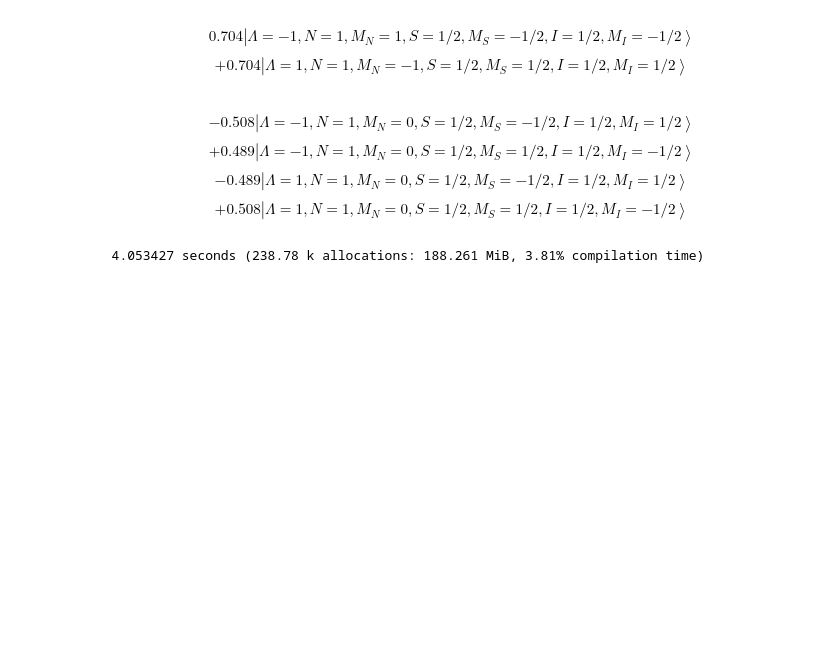
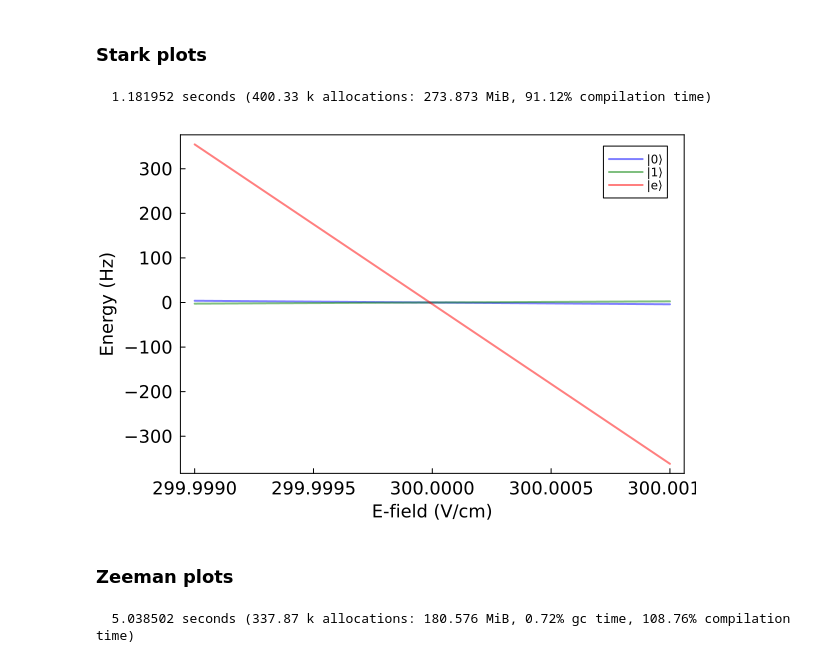
Before and after one commit to munozariasjm/QuantumStates.jl, a Jupyter notebook: examples/CaOH/CaOH_QubitStates.ipynb, the cells around one changed output. Cells and saved outputs as stored; diff of their text form; code cells hidden in the pictures; blank space fills up the shorter version.

```diff
--- a/examples/CaOH/CaOH_QubitStates.ipynb
+++ b/examples/CaOH/CaOH_QubitStates.ipynb
@@ -45,0 +61,8 @@ N1_states_uncoupled = convert_basis(N1_states, basis_uncoupled)
+# %%
+# |1⟩ state
+idx_1 = 16
+state = N1_states_uncoupled[idx_1]
+d(N1_states[idx_1], N1_states[idx_1]) |> display
+1e-3 * gS * (1e-4 * μ_B / h) * TDM_magnetic(N1_states[idx_1], N1_states[idx_1], 0) |> display
+state |> display
+energy(state) |> display
@@ -45,0 +77,8 @@ N1_states_uncoupled = convert_basis(N1_states, basis_uncoupled)
+# %%
+# |e⟩ state
+idx_e = 3
+state = N1_states_uncoupled[idx_e]
+d(N1_states[idx_e], N1_states[idx_e]) |> display
+1e-3 * gS * (1e-4 * μ_B / h) * TDM_magnetic(N1_states[idx_e], N1_states[idx_e], 0) |> display
+state |> display
+energy(state) |> display
@@ -45,0 +156,2 @@ N1_states_uncoupled = convert_basis(N1_states, basis_uncoupled)
+# %% [markdown]
+### Stark plots
@@ -46,2 +166,31 @@ N1_states_uncoupled = convert_basis(N1_states, basis_uncoupled)
+# %%
+Es = H.parameters.E .+ (-1:0.01:1) .* 1e-3
+scan_params = (
+    E = Es,
+    );
+iterator = Iterators.product
+@time scan_values, tracked_idxs = scan_parameters(deepcopy(H), scan_params, iterator, H_func!, H -> energy.(H.states), n_threads=10)
+matrix_values = hcat(values(scan_values)...)'
+;
+# %% [output]
+  1.181952 seconds (400.33 k allocations: 273.873 MiB, 91.12% compilation time)
+# %%
+using Plots, LaTeXStrings
+Es_rel = matrix_values .- matrix_values[round(Int, end/2),:]'
+plot(Es, 1e6 .* Es_rel[:,idx_0], linewidth=2, linecolor=:blue, alpha=0.5, label="|0⟩")
+plot!(Es, 1e6 .* Es_rel[:,idx_1], linewidth=2, linecolor=:green, alpha=0.5, label="|1⟩")
+plot!(Es, 1e6 .* Es_rel[:,idx_e], linewidth=2, linecolor=:red, alpha=0.5, label="|e⟩")
+plot!(
+    xlabel="E-field (V/cm)",
+    ylabel="Energy (Hz)",
+    labelfontsize=12,
+    tickfontsize=12,
+    grid=:off,
+    box=:on
+)
+# %% [output]
+[figure, added]
+# %% [markdown]
+### Zeeman plots
 # %%
 function H_func!(H, scan_values)
@@ -51,29 +200,17 @@ function H_func!(H, scan_values)
     return nothing
 end
 ;
-# %%
-N1_states_uncoupled[8]
-# %% [output]
-$$0.704\left|Λ=-1, N=1, M_N=1, S=1/2, M_S=-1/2, I=1/2, M_I=-1/2\right\rangle$$
-$$ + 0.704\left|Λ=1, N=1, M_N=-1, S=1/2, M_S=1/2, I=1/2, M_I=1/2\right\rangle$$
-# %%
-N1_states_uncoupled[5]
-# %% [output]
-$$-0.508\left|Λ=-1, N=1, M_N=0, S=1/2, M_S=-1/2, I=1/2, M_I=1/2\right\rangle$$
-$$ + 0.489\left|Λ=-1, N=1, M_N=0, S=1/2, M_S=1/2, I=1/2, M_I=-1/2\right\rangle$$
-$$-0.489\left|Λ=1, N=1, M_N=0, S=1/2, M_S=-1/2, I=1/2, M_I=1/2\right\rangle$$
-$$ + 0.508\left|Λ=1, N=1, M_N=0, S=1/2, M_S=1/2, I=1/2, M_I=-1/2\right\rangle$$
 # %%
-Is = (0:0.05:1.0) .* (I_trap / (2ε_0 * c))
+Bs = (0:0.01:1) .* 1e-3
 scan_params = (
-    I = Is,
+    B = Bs,
     );
 iterator = Iterators.product
-@time scan_values, _ = scan_parameters(deepcopy(H), scan_params, iterator, H_func!, H -> energy.(H.states), n_threads=1)
+@time scan_values, tracked_idxs = scan_parameters(deepcopy(H), scan_params, iterator, H_func!, H -> energy.(H.states), n_threads=10)
 matrix_values = hcat(values(scan_values)...)'
 ;
 # %% [output]
-  4.053427 seconds (238.78 k allocations: 188.261 MiB, 3.81% compilation time)
+  5.038502 seconds (337.87 k allocations: 180.576 MiB, 0.72% gc time, 108.76% compilation time)
 # %%
 using Plots, LaTeXStrings
 Es_rel = matrix_values .- matrix_values[1,:]'
```
Also changed, not shown: parts of 25 cells of this notebook, 48 other files.
